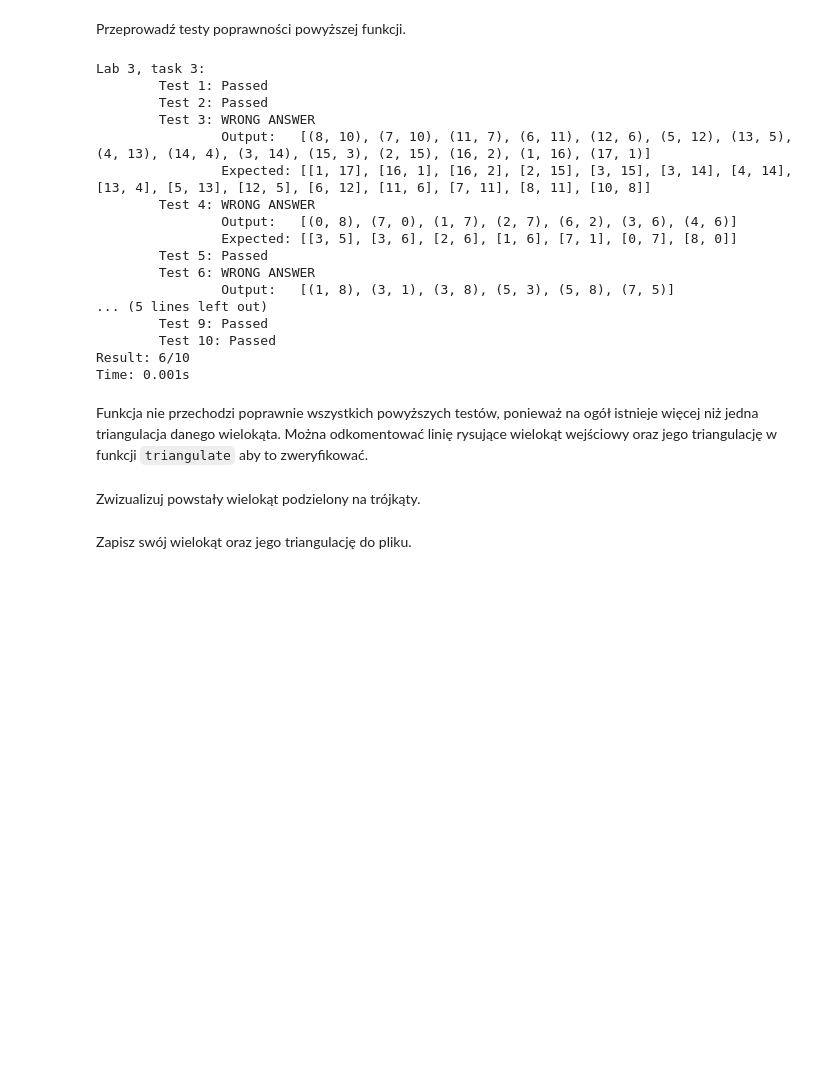
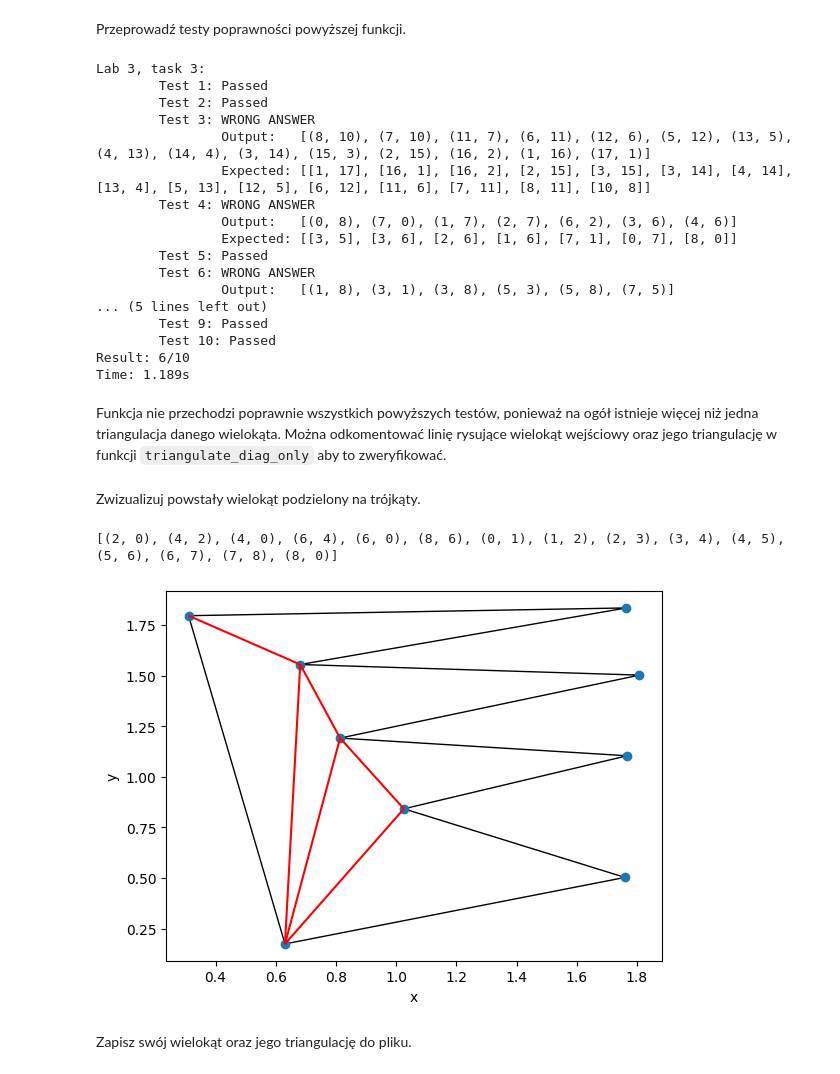
Before and after one commit to InfinityCity18/Geometric_Algorithms, a Jupyter notebook: lab3/main.ipynb, the cells around one changed output. Drawn from its saved outputs; the diff is of its cells as text; code cells hidden in the pictures; blank space fills up the shorter version.

```diff
--- a/lab3/main.ipynb
+++ b/lab3/main.ipynb
@@ -448,7 +451,7 @@ Dla utworzonej triangulacji zwracana jest lista par indeksów punktów wielokąt
 # %% [markdown]
 Przeprowadź testy poprawności powyższej funkcji.
 # %%
-Test().runtest(3, triangulation)
+Test().runtest(3, triangulation_diag_only)
 # %% [output]
 Lab 3, task 3:
         Test 1: Passed
@@ -466,14 +469,19 @@ Lab 3, task 3:
         Test 9: Passed
         Test 10: Passed
 Result: 6/10
-Time: 0.001s
+Time: 1.189s
 # %% [markdown]
-Funkcja nie przechodzi poprawnie wszystkich powyższych testów, ponieważ na ogół istnieje więcej niż jedna triangulacja danego wielokąta. Można odkomentować linię rysujące wielokąt wejściowy oraz jego triangulację w funkcji `triangulate` aby to zweryfikować.
+Funkcja nie przechodzi poprawnie wszystkich powyższych testów, ponieważ na ogół istnieje więcej niż jedna triangulacja danego wielokąta. Można odkomentować linię rysujące wielokąt wejściowy oraz jego triangulację w funkcji `triangulate_diag_only` aby to zweryfikować.
 # %% [markdown]
 Zwizualizuj powstały wielokąt podzielony na trójkąty.
 # %%
+tri_diag = triangulation_diag_only(polygon)
 tri = triangulation(polygon)
-draw_polygon_tri(polygon, [(polygon[x], polygon[y]) for (x, y) in tri])
+print(tri)
+draw_polygon_tri(polygon, [(polygon[x], polygon[y]) for (x, y) in tri_diag])
+# %% [output]
+[(2, 0), (4, 2), (4, 0), (6, 4), (6, 0), (8, 6), (0, 1), (1, 2), (2, 3), (3, 4), (4, 5), (5, 6), (6, 7), (7, 8), (8, 0)]
+[figure, added]
 # %% [markdown]
 Zapisz swój wielokąt oraz jego triangulację do pliku.
 # %%
```
Also changed, not shown: parts of 8 cells of this notebook, 35 other files.
